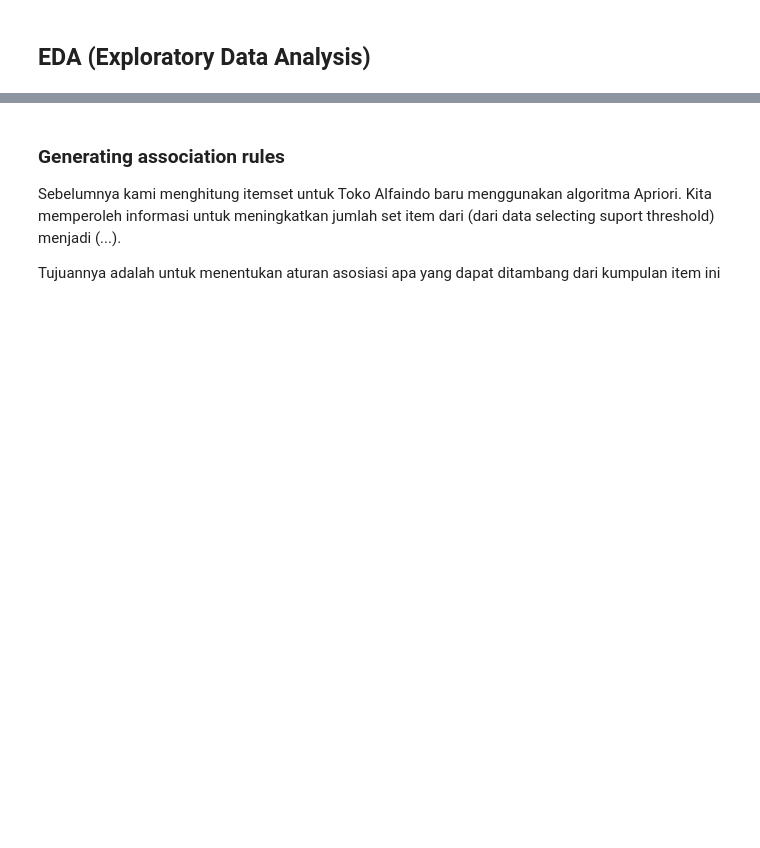
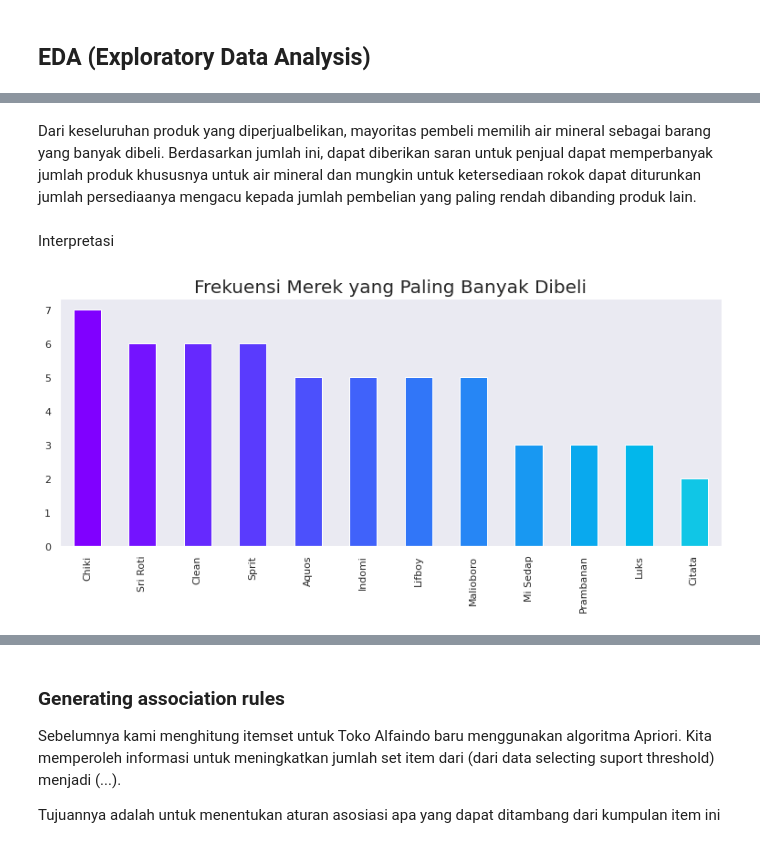
Before and after one commit to michaelbram10/Case-Study-03-Data-Mining-Market-Basket-Analysis-Ganjil-2022-Kelompok-E, a Jupyter notebook: Case_Study_03_Data_Mining_Market_Basket_Analysis_Ganjil_2022_Kelompok_E.ipynb, the cells around one changed output, grey strips where cells are left out. Saved outputs shown, nothing was run; the diff lists cells and outputs as text; code cells hidden in the pictures; blank space fills up the shorter version.

```diff
--- a/Case_Study_03_Data_Mining_Market_Basket_Analysis_Ganjil_2022_Kelompok_E.ipynb
+++ b/Case_Study_03_Data_Mining_Market_Basket_Analysis_Ganjil_2022_Kelompok_E.ipynb
@@ -505,0 +361,13 @@ print(len(frequent_itemsets_1), len(frequent_itemsets_2))
+# %% [markdown]
+Dari keseluruhan produk yang diperjualbelikan, mayoritas pembeli memilih air mineral sebagai barang yang banyak dibeli. Berdasarkan jumlah ini, dapat diberikan saran untuk penjual dapat memperbanyak jumlah produk khususnya untuk air mineral dan mungkin untuk ketersediaan rokok dapat diturunkan jumlah persediaanya mengacu kepada jumlah pembelian yang paling rendah dibanding produk lain.
+# %% [markdown]
+Interpretasi
+# %%
+color = plt.cm.rainbow(np.linspace(0, 1, 40))
+df['Merek'].value_counts().head(40).plot.bar(color = color, figsize=(13,5))
+plt.title('Frekuensi Merek yang Paling Banyak Dibeli', fontsize = 20)
+plt.xticks(rotation = 90 )
+plt.grid()
+plt.show()
+# %% [output]
+[figure, added]
```
Also changed, not shown: parts of 49 cells of this notebook.
